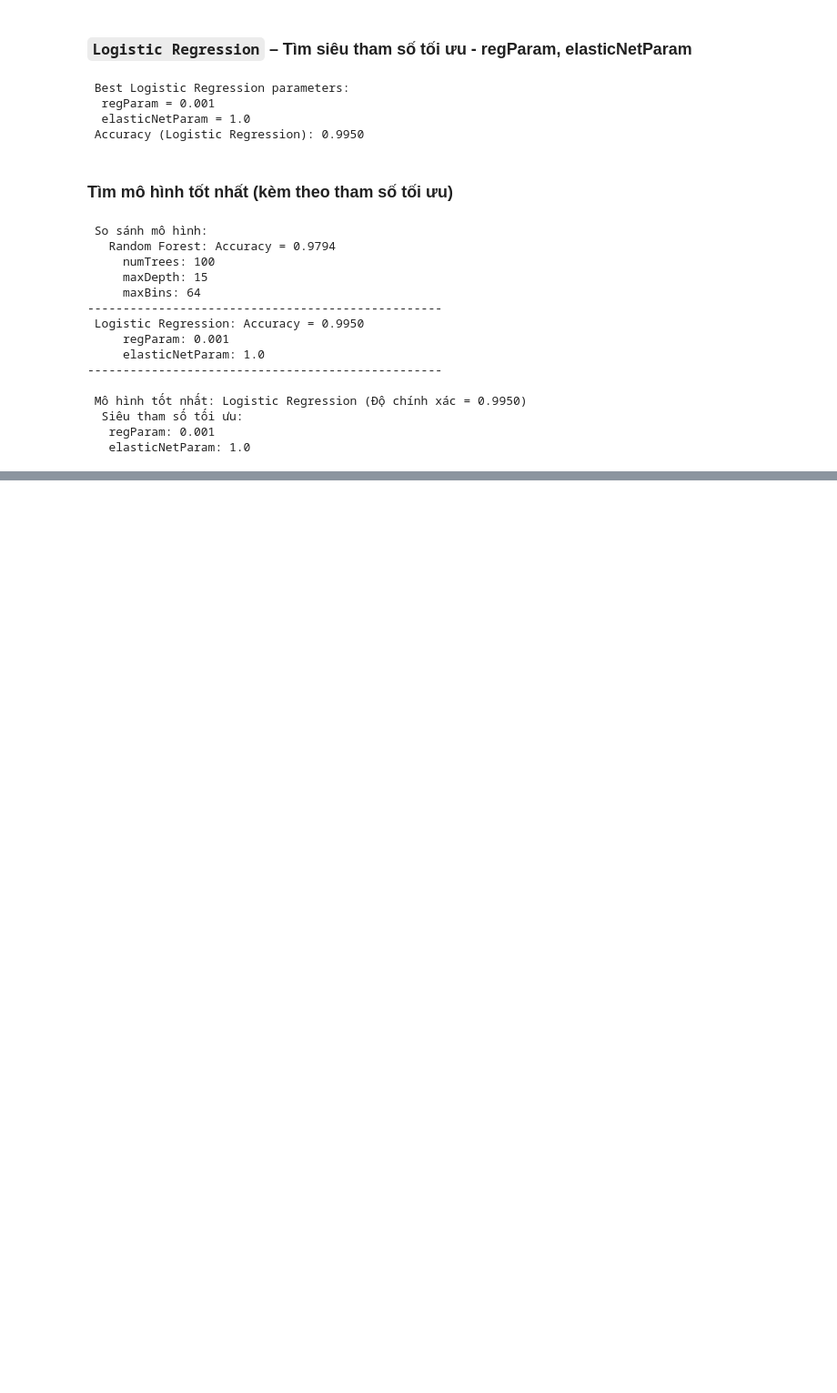
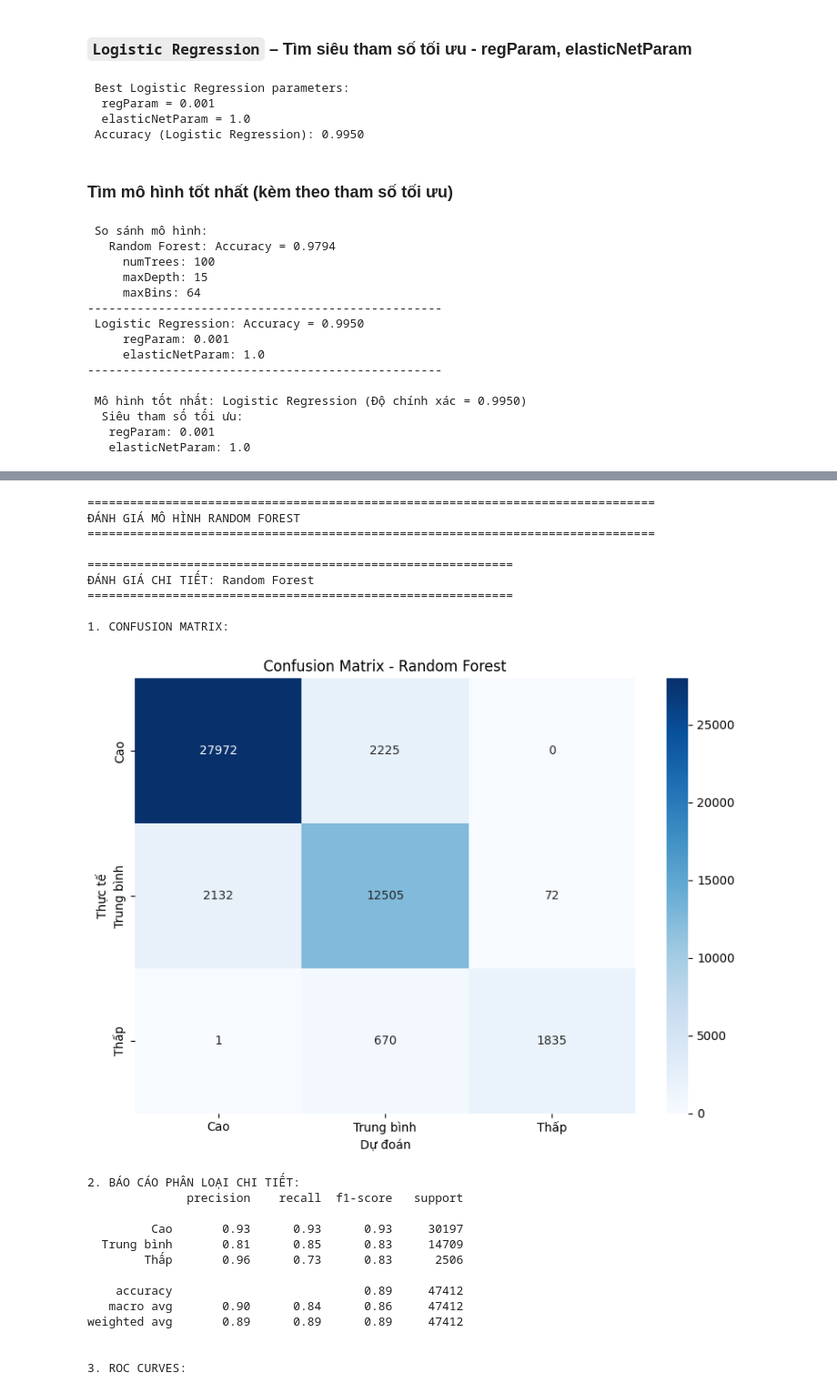
Before and after one commit to duonghieu7104/Trend-Analysis-Aviation-Industry-US, a Jupyter notebook: notebook/flight_route_classification.ipynb, the cells around one changed output, grey strips where cells are left out. Shown: that part at 91% size. Drawn from its saved outputs; the diff is of its cells as text; code cells hidden in the pictures; blank space fills up the shorter version.

```diff
--- a/notebook/flight_route_classification.ipynb
+++ b/notebook/flight_route_classification.ipynb
@@ -688,0 +816,65 @@ for k, v in best_model["params"].items():
+# %%
+# ==================== ĐÁNH GIÁ MÔ HÌNH RANDOM FOREST ====================
+
+print("\n" + "="*80)
+print("ĐÁNH GIÁ MÔ HÌNH RANDOM FOREST")
+print("="*80)
+
+# Đánh giá Random Forest với confusion matrix và AUC
+rf_cm, rf_roc_auc = detailed_model_evaluation(rf_predictions, "Random Forest")
+
+# Hiển thị thống kê confusion matrix
+print("\n5. THỐNG KÊ CONFUSION MATRIX:")
+print("   Ma trận nhầm lẫn:")
+print("   [Cao]     [Trung bình] [Thấp]")
+for i, row in enumerate(rf_cm):
+    class_name = ["Cao", "Trung bình", "Thấp"][i]
+    print(f"   {class_name}: {row}")
+
+# Tính các chỉ số từ confusion matrix
+total_samples = np.sum(rf_cm)
+correct_predictions = np.trace(rf_cm)
+accuracy = correct_predictions / total_samples
+
+print(f"\n   Tổng số mẫu: {total_samples}")
+print(f"   Dự đoán đúng: {correct_predictions}")
+print(f"   Độ chính xác: {accuracy:.4f}")
+
+# Precision, Recall, F1 cho từng class
+for i, class_name in enumerate(["Cao", "Trung bình", "Thấp"]):
+    tp = rf_cm[i, i]
+    fp = np.sum(rf_cm[:, i]) - tp
+    fn = np.sum(rf_cm[i, :]) - tp
+
+    precision = tp / (tp + fp) if (tp + fp) > 0 else 0
+    recall = tp / (tp + fn) if (tp + fn) > 0 else 0
+    f1 = 2 * (precision * recall) / (precision + recall) if (precision + recall) > 0 else 0
+
+    print(f"\n   {class_name}:")
+    print(f"     Precision: {precision:.4f}")
+    print(f"     Recall: {recall:.4f}")
+    print(f"     F1-Score: {f1:.4f}")
+# %% [output]
+================================================================================
+ĐÁNH GIÁ MÔ HÌNH RANDOM FOREST
+================================================================================
+
+============================================================
+ĐÁNH GIÁ CHI TIẾT: Random Forest
+============================================================
+
+1. CONFUSION MATRIX:
+[figure, added]
+2. BÁO CÁO PHÂN LOẠI CHI TIẾT:
+              precision    recall  f1-score   support
+
+         Cao       0.93      0.93      0.93     30197
+  Trung bình       0.81      0.85      0.83     14709
+        Thấp       0.96      0.73      0.83      2506
+
+    accuracy                           0.89     47412
+   macro avg       0.90      0.84      0.86     47412
+weighted avg       0.89      0.89      0.89     47412
+
+
+3. ROC CURVES:
```
Also changed, not shown: parts of 8 cells of this notebook.
